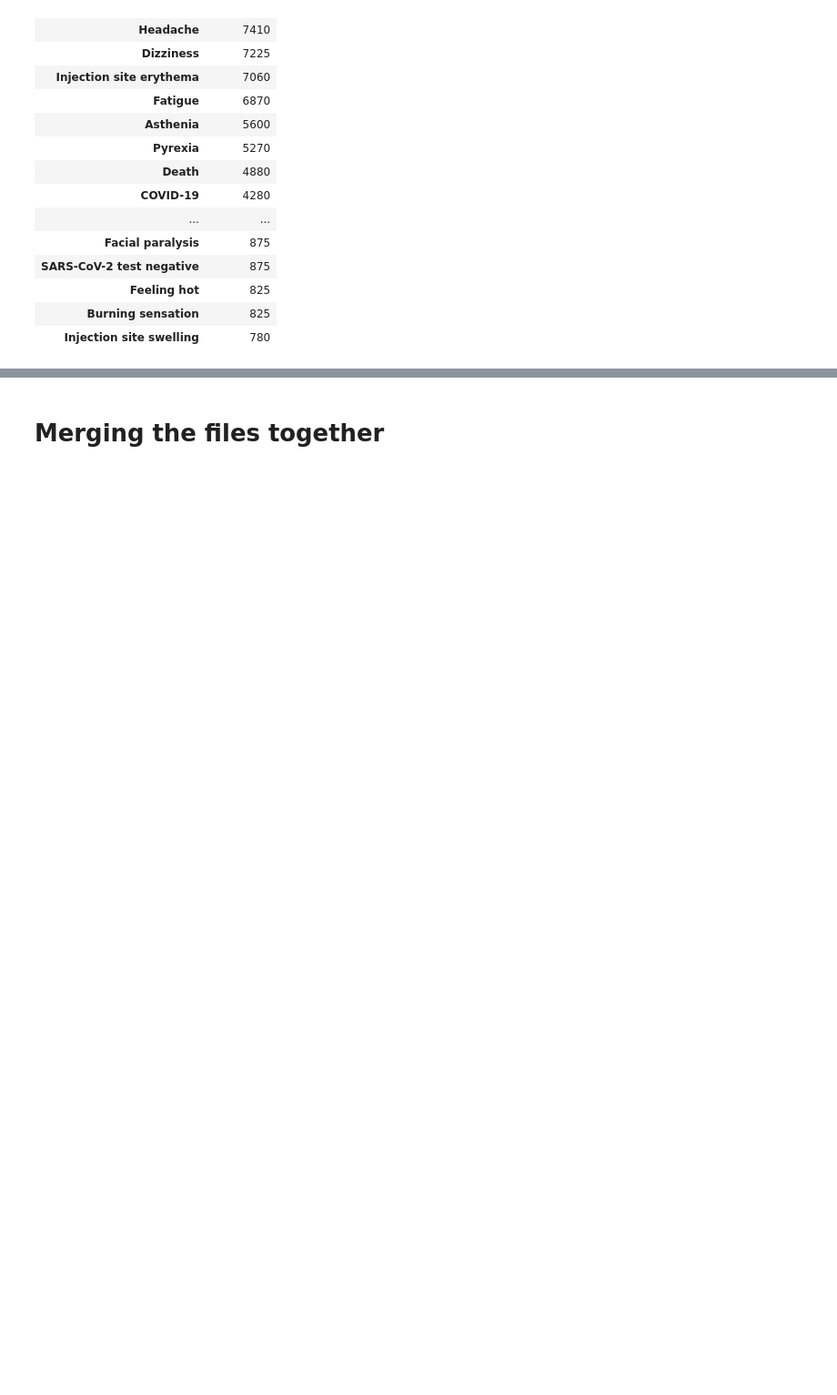
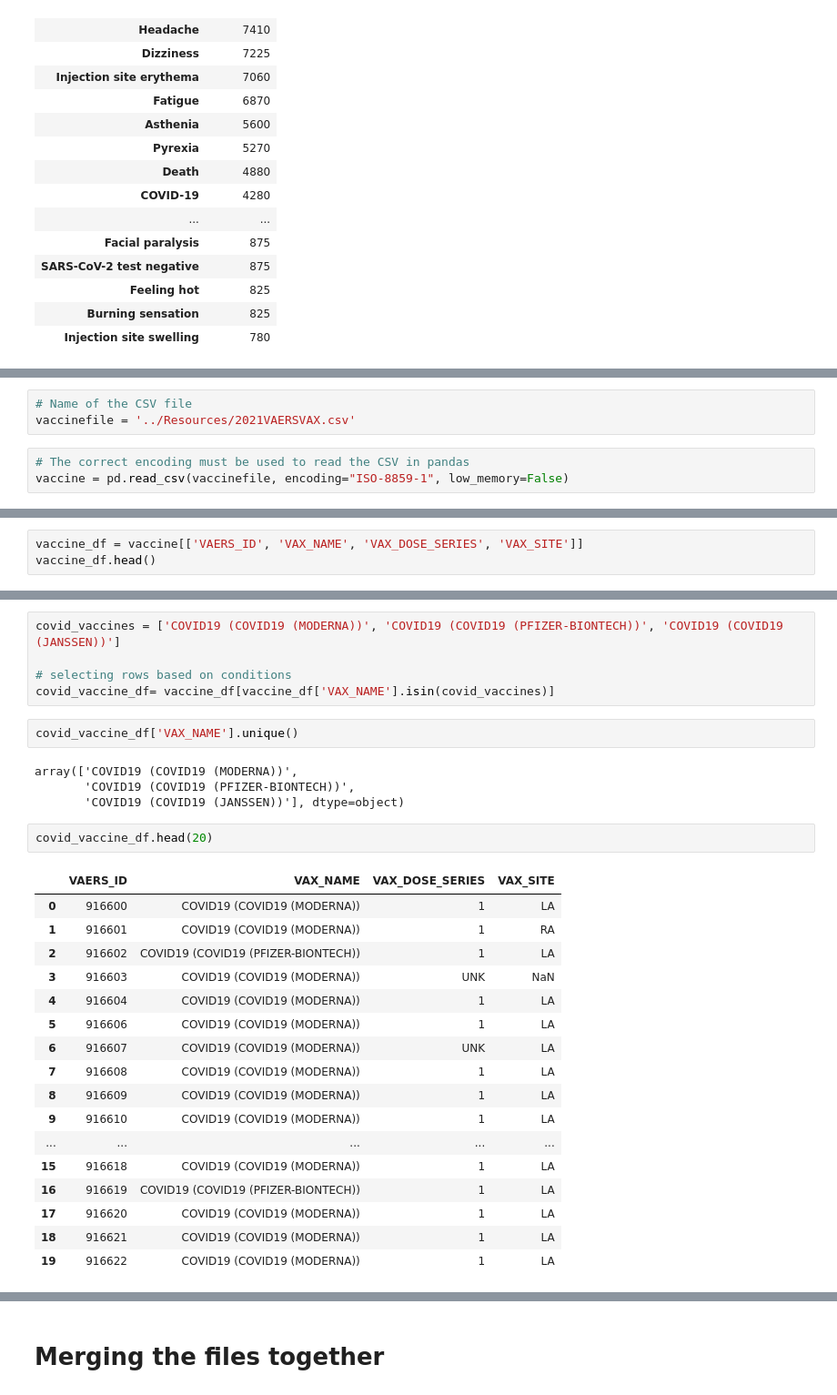
Before and after one commit to D11eleven/Vaccine_Side_Effects_Predictor, a Jupyter notebook: SP/preprocessing.ipynb, the cells around one changed output, grey strips where cells are left out. Shown: that part at 91% size. Cells and saved outputs as stored; diff of their text form; blank space fills up the shorter version.

```diff
--- a/SP/preprocessing.ipynb
+++ b/SP/preprocessing.ipynb
@@ -244,0 +256,6 @@ all_symptoms.groupby(all_symptoms['SYMPTOM']).count().sort_values('VAERS_ID', as
+# %%
+# Name of the CSV file
+vaccinefile = '../Resources/2021VAERSVAX.csv'
+# %%
+# The correct encoding must be used to read the CSV in pandas
+vaccine = pd.read_csv(vaccinefile, encoding="ISO-8859-1", low_memory=False)
@@ -244,0 +268,3 @@ all_symptoms.groupby(all_symptoms['SYMPTOM']).count().sort_values('VAERS_ID', as
+# %%
+vaccine_df = vaccine[['VAERS_ID', 'VAX_NAME', 'VAX_DOSE_SERIES', 'VAX_SITE']]
+vaccine_df.head()
@@ -244,0 +298,31 @@ all_symptoms.groupby(all_symptoms['SYMPTOM']).count().sort_values('VAERS_ID', as
+# %%
+covid_vaccines = ['COVID19 (COVID19 (MODERNA))', 'COVID19 (COVID19 (PFIZER-BIONTECH))', 'COVID19 (COVID19 (JANSSEN))']
+
+# selecting rows based on conditions
+covid_vaccine_df= vaccine_df[vaccine_df['VAX_NAME'].isin(covid_vaccines)]
+# %%
+covid_vaccine_df['VAX_NAME'].unique()
+# %% [output]
+array(['COVID19 (COVID19 (MODERNA))',
+       'COVID19 (COVID19 (PFIZER-BIONTECH))',
+       'COVID19 (COVID19 (JANSSEN))'], dtype=object)
+# %%
+covid_vaccine_df.head(20)
+# %% [output]
+|  | VAERS_ID | VAX_NAME | VAX_DOSE_SERIES | VAX_SITE |
+| 0 | 916600 | COVID19 (COVID19 (MODERNA)) | 1 | LA |
+| 1 | 916601 | COVID19 (COVID19 (MODERNA)) | 1 | RA |
+| 2 | 916602 | COVID19 (COVID19 (PFIZER-BIONTECH)) | 1 | LA |
+| 3 | 916603 | COVID19 (COVID19 (MODERNA)) | UNK | NaN |
+| 4 | 916604 | COVID19 (COVID19 (MODERNA)) | 1 | LA |
+| 5 | 916606 | COVID19 (COVID19 (MODERNA)) | 1 | LA |
+| 6 | 916607 | COVID19 (COVID19 (MODERNA)) | UNK | LA |
+| 7 | 916608 | COVID19 (COVID19 (MODERNA)) | 1 | LA |
+| 8 | 916609 | COVID19 (COVID19 (MODERNA)) | 1 | LA |
+| 9 | 916610 | COVID19 (COVID19 (MODERNA)) | 1 | LA |
+| ... | ... | ... | ... | ... |
+| 15 | 916618 | COVID19 (COVID19 (MODERNA)) | 1 | LA |
+| 16 | 916619 | COVID19 (COVID19 (PFIZER-BIONTECH)) | 1 | LA |
+| 17 | 916620 | COVID19 (COVID19 (MODERNA)) | 1 | LA |
+| 18 | 916621 | COVID19 (COVID19 (MODERNA)) | 1 | LA |
+| 19 | 916622 | COVID19 (COVID19 (MODERNA)) | 1 | LA |
```
Also changed, not shown: parts of 21 cells of this notebook, 1 other file.
